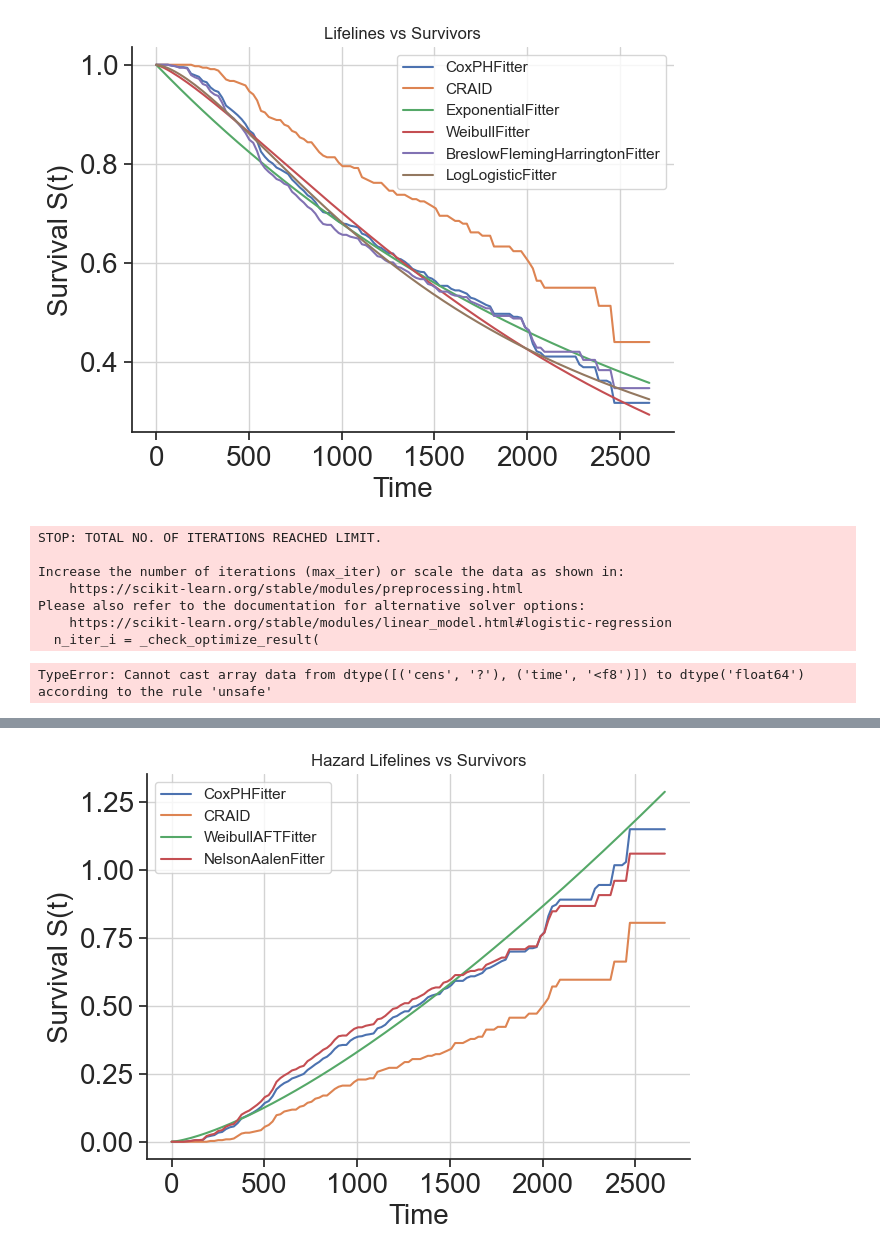
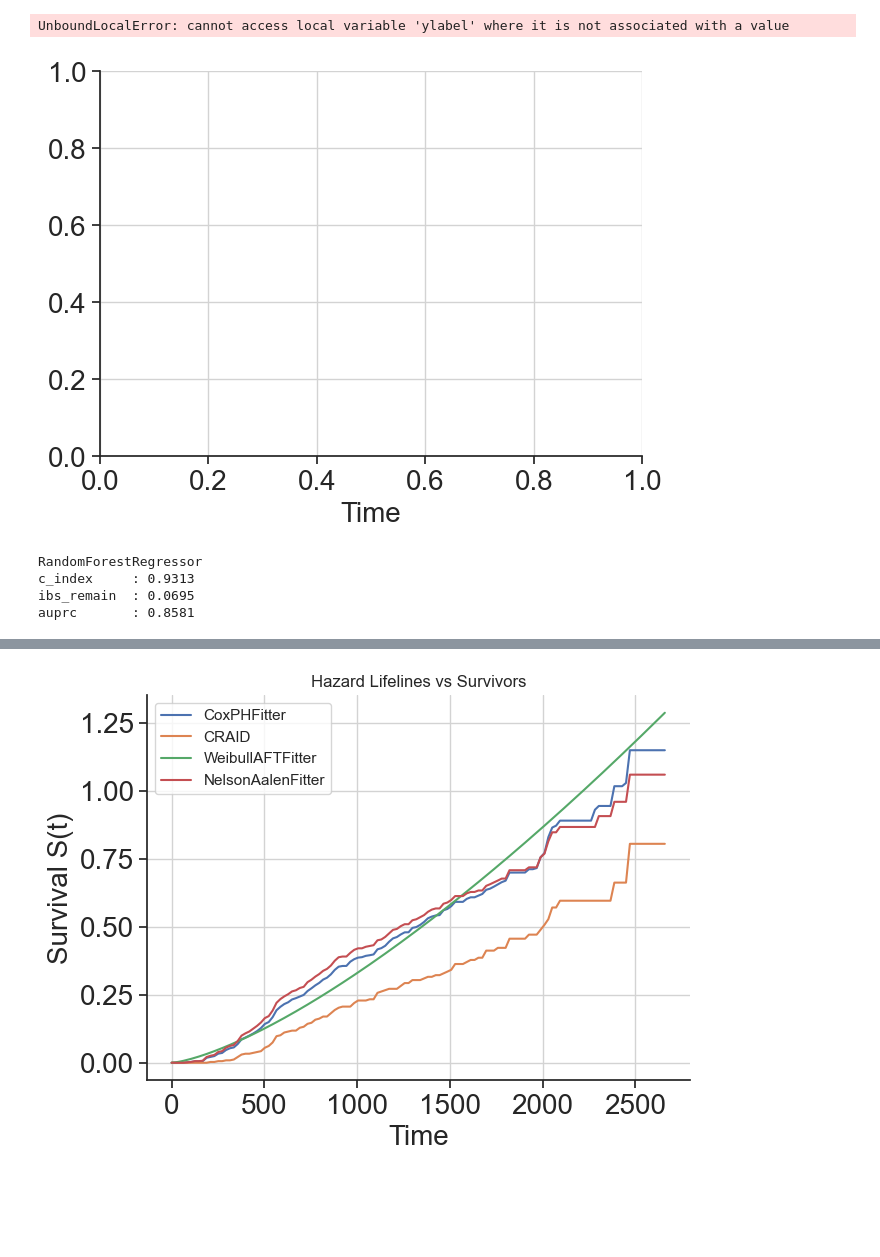
Before and after one commit to DimonZhi/SAWrap, a Jupyter notebook: wrap.ipynb, the cells around one changed output, grey strips where cells are left out. Drawn from its saved outputs; the diff is of its cells as text; code cells hidden in the pictures; blank space fills up the shorter version.

```diff
--- a/wrap.ipynb
+++ b/wrap.ipynb
@@ -412,33 +462,33 @@ brier       : 0.2123
 # %%
-from lifelines import CoxPHFitter, ExponentialFitter, WeibullFitter, BreslowFlemingHarringtonFitter, LogLogisticFitter
-import survivors.datasets as ds
-from survivors.tree import CRAID
-
-X, y, features, categ, sch_nan = ds.load_gbsg_dataset()
+X, y, features, categ, sch_nan = ds.load_pbc_dataset()
+X = X.fillna(0)
 
 cr = CRAID(criterion='wilcoxon', depth=2, min_samples_leaf=0.1,
            signif=0.05, categ=categ, leaf_model="base")
 
-m_sa1 = SAWrapSA(CoxPHFitter()).fit(X, y)
-m_sa2 = SAWrapSA(cr).fit(X, y)
-m_sa3 = SAWrapSA(ExponentialFitter()).fit(X, y)
-m_sa4 = SAWrapSA(WeibullFitter()).fit(X, y)
-m_sa5 = SAWrapSA(BreslowFlemingHarringtonFitter()).fit(X, y)
-m_sa6 = SAWrapSA(LogLogisticFitter()).fit(X, y)
+m1 = SAWrapSA(CoxPHFitter()).fit(X, y)
+m2 = SAWrapSA(cr).fit(X, y)
+m3 = SAWrapSA(ExponentialFitter()).fit(X, y)
+m4 = SAWrapSA(WeibullFitter()).fit(X, y)
+m5 = SAWrapSA(BreslowFlemingHarringtonFitter()).fit(X, y)
+m6 = SAWrapSA(LogLogisticFitter()).fit(X, y)
 
-plot_many([m_sa1, m_sa2, m_sa3, m_sa4, m_sa5, m_sa6], X, sample=0, title="Lifelines vs Survivors")
+plot_many([m1,m2,m3,m4,m5,m6], X, sample=0, title="Lifelines vs Survivors")
 # %% [output]
+UnboundLocalError: cannot access local variable 'ylabel' where it is not associated with a value
-[figure, old version]
+[figure, new version]
 # %%
-m1 = RegrWrapSA(RandomForestRegressor().fit(X,y))
-metrics = eval_regression_model(m1, X, y["time"])
-print_metrics(metrics, "RandomForestRegressor")
+from sklearn.model_selection import train_test_split
+from metrics_sa import eval_survival_model, print_metrics
+m1 = RegrWrapSA(RandomForestRegressor()).fit(X,y)
+
+X_tr, X_tst, y_tr, y_tst = train_test_split(X, y, test_size=0.2, random_state=42)
+bins = get_bins(y, 128)
+#metrics = eval_survival_model(m1, X, y["time"], x)
+#print_metrics(metrics, "RandomForestRegressor")
+print_metrics(eval_survival_model(m1, X_tr, y_tr, X_tst, y_tst, bins), "RandomForestRegressor")
 # %% [output]
-STOP: TOTAL NO. OF ITERATIONS REACHED LIMIT.
-
-Increase the number of iterations (max_iter) or scale the data as shown in:
-    https://scikit-learn.org/stable/modules/preprocessing.html
-Please also refer to the documentation for alternative solver options:
-    https://scikit-learn.org/stable/modules/linear_model.html#logistic-regression
-  n_iter_i = _check_optimize_result(
+RandomForestRegressor
+c_index     : 0.9313
+ibs_remain  : 0.0695
+auprc       : 0.8581
-TypeError: Cannot cast array data from dtype([('cens', '?'), ('time', '<f8')]) to dtype('float64') according to the rule 'unsafe'
```
Also changed, not shown: parts of 19 cells of this notebook, 3 other files.
